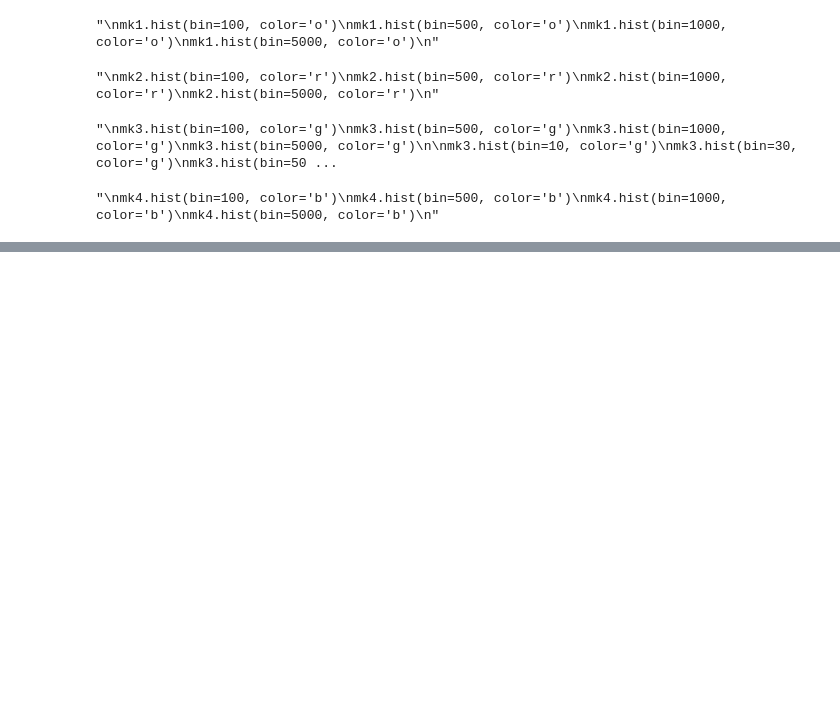
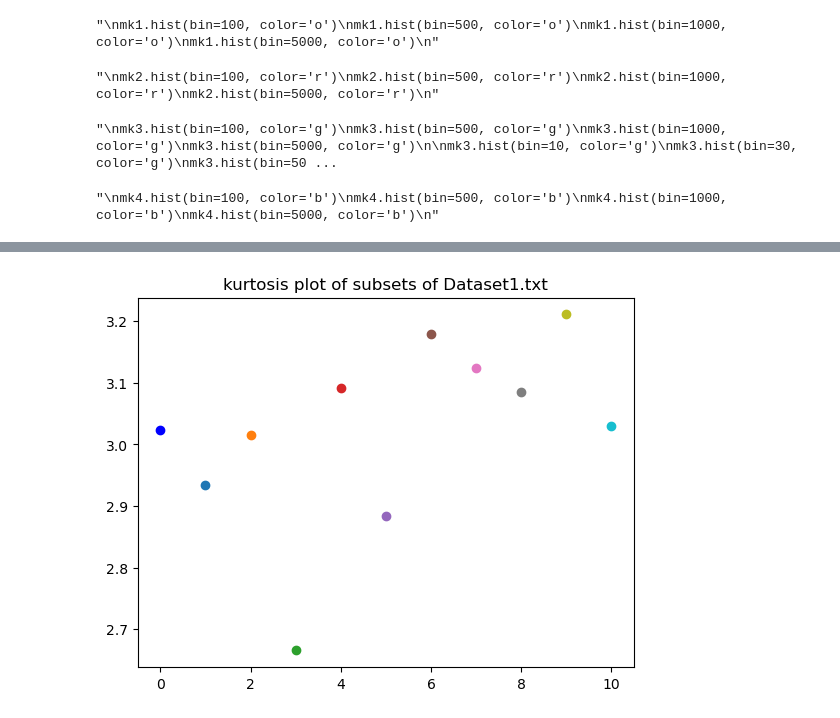
Before and after one commit to mmingyeong/2023-2_AstroStatistics_HW, a Jupyter notebook: HW1/HW1_ProbA.ipynb, the cells around one changed output, grey strips where cells are left out. Saved outputs shown, nothing was run; the diff lists cells and outputs as text; code cells hidden in the pictures; blank space fills up the shorter version.

```diff
--- a/HW1/HW1_ProbA.ipynb
+++ b/HW1/HW1_ProbA.ipynb
@@ -240,13 +269,24 @@ class Cal_sample_statistic:
         return self.kurtosis
 # %%
 mk1_cal = Cal_sample_statistic(mk1_list)
+mk1_cal_dic = {}
+mk1_cal_dic["mean"] = mk1_cal.mean()
+mk1_cal_dic["geo_mean"] = mk1_cal.geo_mean()
+mk1_cal_dic["median"] = mk1_cal.median()
+mk1_cal_dic["mode"] = mk1_cal.mode()
+mk1_cal_dic["variance"] = mk1_cal.variance()
+mk1_cal_dic["StandardDeviation"] = mk1_cal.StandardDeviation()
+mk1_cal_dic["skewness"] = mk1_cal.skewness()
+mk1_cal_dic["kurtosis"] = mk1_cal.kurtosis()
 
+"""
 print("calculate the following for mock_data_1.txt dataset")
 print("mean: ", mk1_cal.mean())
 print("geo_mean: ", mk1_cal.geo_mean())
 print("median: ", mk1_cal.median())
+print("mode: ", mk1_cal.mode())
 print("variance: ", mk1_cal.variance())
 print("StandardDeviation: ", mk1_cal.StandardDeviation())
 print("skewness: ", mk1_cal.skewness())
-print("kurtosis: ", mk1_cal.kurtosis())
+print("kurtosis: ", mk1_cal.kurtosis())"""
 # %% [output]
@@ -320,0 +447,17 @@ kurtosis:  5.917344575128322
+# %%
+
+
+numlist= range(10)
+plt.figure()
+plt.plot(0, mk1_cal_dic["kurtosis"], 'bo-', linewidth=1, label="Dataset1.txt")
+index = 1
+for dataset in subset_list:
+    mk_cal = Cal_sample_statistic(dataset)
+    mean_val = mk_cal.kurtosis()
+    plt.plot(index, mean_val, 'o--', linewidth=1, label=index)
+    index += 1
+plt.title(f"kurtosis plot of subsets of Dataset1.txt")
+#plt.legend(loc='best')
+plt.show()
+# %% [output]
+[figure, added]
```
Also changed, not shown: parts of 15 cells of this notebook, 8 other files.
